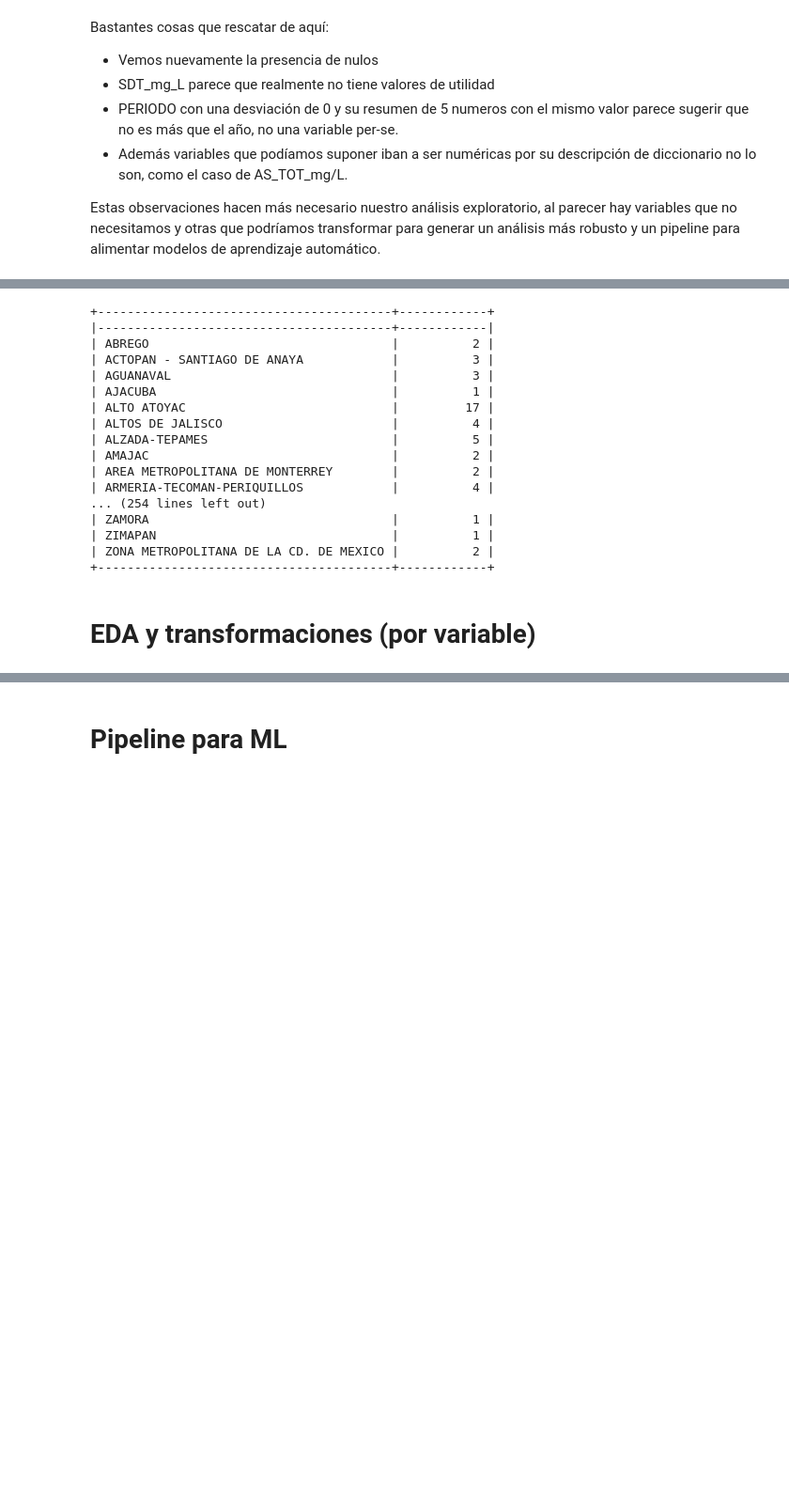
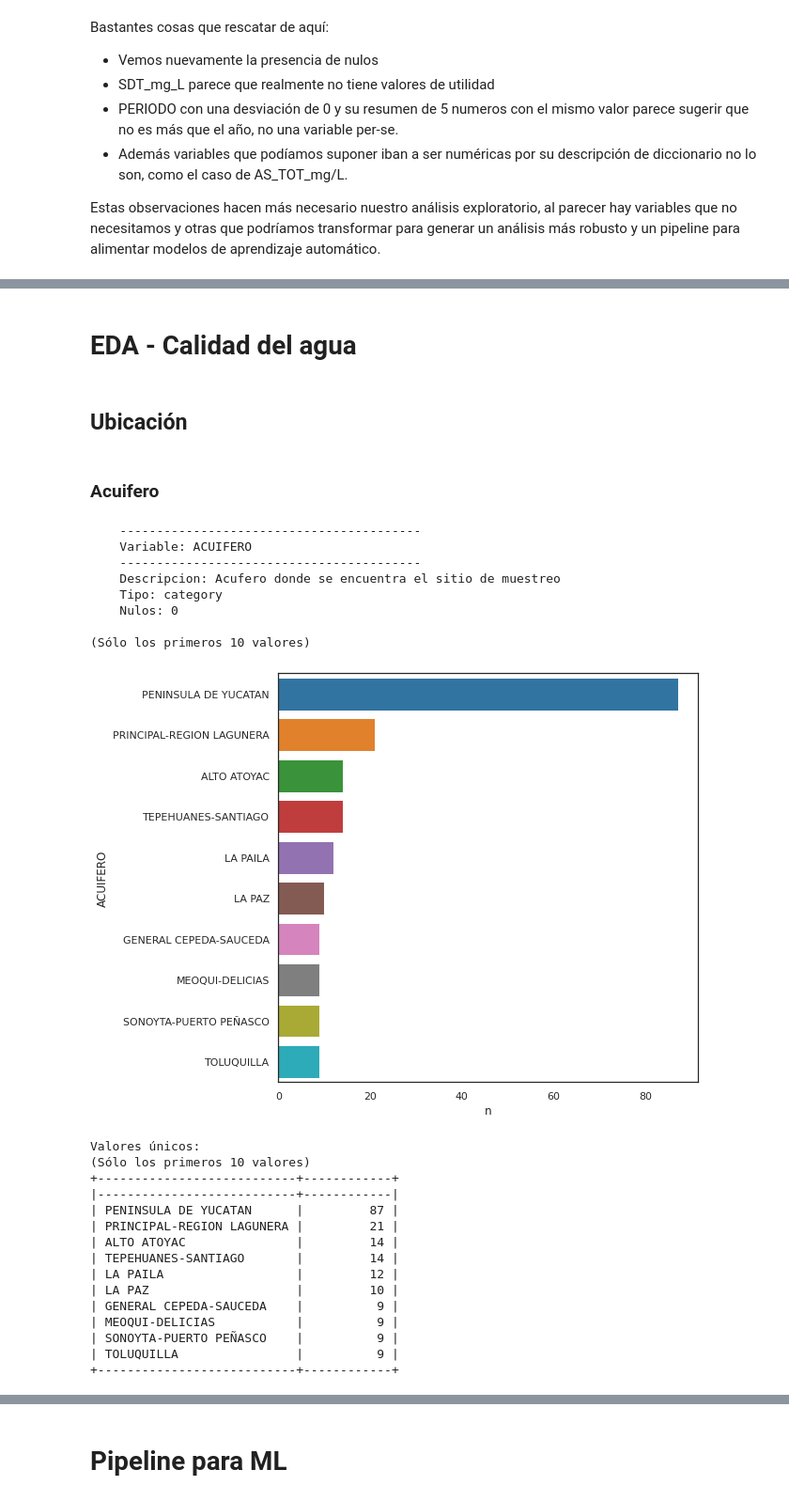
Before and after one commit to PosgradoMNA/actividades-del-projecto-equipo-41, a Jupyter notebook: Reto_Entrega_1_Equipo41.ipynb, the cells around one changed output, grey strips where cells are left out. Shown at 94% size. Drawn from its saved outputs; the diff is of its cells as text; code cells hidden in the pictures; blank space fills up the shorter version.

````diff
--- a/Reto_Entrega_1_Equipo41.ipynb
+++ b/Reto_Entrega_1_Equipo41.ipynb
@@ -74,6 +76,7 @@ from sklearn.compose import ColumnTransformer
 import functools
 import warnings
 
+sns.set_theme(style='white', palette=None)
 %matplotlib inline
 # %% [markdown]
 Obtengamos los datos:
@@ -263,33 +264,3 @@ Objetivo: Generar una función que nos permita analizar columnas del datast.
       │               │ │                      │ │           │
       └───────────────┘ └──────────────────────┘ └───────────┘
 ```
-# %%
-############################################################################################
-# Función para analizar variables:
-############################################################################################
-
-print(tabulate(
-    pd.DataFrame(X_train['ACUIFERO'].value_counts(dropna=False).sort_index()),
-    headers = 'keys',
-    tablefmt = 'psql')
-)
-# %% [output]
-+----------------------------------------+------------+
-|----------------------------------------+------------|
-| ABREGO                                 |          2 |
-| ACTOPAN - SANTIAGO DE ANAYA            |          3 |
-| AGUANAVAL                              |          3 |
-| AJACUBA                                |          1 |
-| ALTO ATOYAC                            |         17 |
-| ALTOS DE JALISCO                       |          4 |
-| ALZADA-TEPAMES                         |          5 |
-| AMAJAC                                 |          2 |
-| AREA METROPOLITANA DE MONTERREY        |          2 |
-| ARMERIA-TECOMAN-PERIQUILLOS            |          4 |
-... (254 lines left out)
-| ZAMORA                                 |          1 |
-| ZIMAPAN                                |          1 |
-| ZONA METROPOLITANA DE LA CD. DE MEXICO |          2 |
-+----------------------------------------+------------+
-# %% [markdown]
-# EDA y transformaciones (por variable)
@@ -295,0 +513,37 @@ print(tabulate(
+# %% [markdown]
+# EDA - Calidad del agua
+# %% [markdown]
+## Ubicación
+# %% [markdown]
+### Acuifero
+# %%
+analizar_variable({
+    'column': 'ACUIFERO',
+    'dict_key': 'ACUIFERO',
+    'type': 'category',
+})
+# %% [output]
+    -----------------------------------------
+    Variable: ACUIFERO
+    -----------------------------------------
+    Descripcion: Acu­fero donde se encuentra el sitio de muestreo
+    Tipo: category
+    Nulos: 0
+
+(Sólo los primeros 10 valores)
+[figure, added]
+Valores únicos:
+(Sólo los primeros 10 valores)
++---------------------------+------------+
+|---------------------------+------------|
+| PENINSULA DE YUCATAN      |         87 |
+| PRINCIPAL-REGION LAGUNERA |         21 |
+| ALTO ATOYAC               |         14 |
+| TEPEHUANES-SANTIAGO       |         14 |
+| LA PAILA                  |         12 |
+| LA PAZ                    |         10 |
+| GENERAL CEPEDA-SAUCEDA    |          9 |
+| MEOQUI-DELICIAS           |          9 |
+| SONOYTA-PUERTO PEÑASCO    |          9 |
+| TOLUQUILLA                |          9 |
++---------------------------+------------+
````
Also changed, not shown: parts of 57 cells of this notebook.
